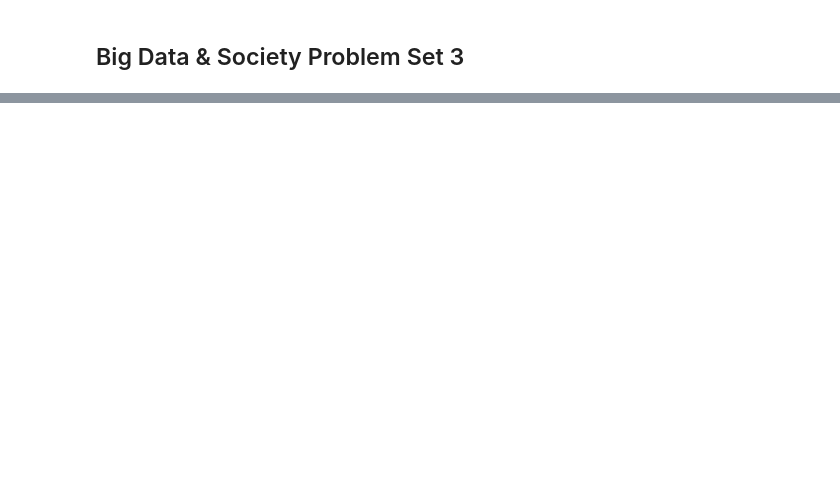
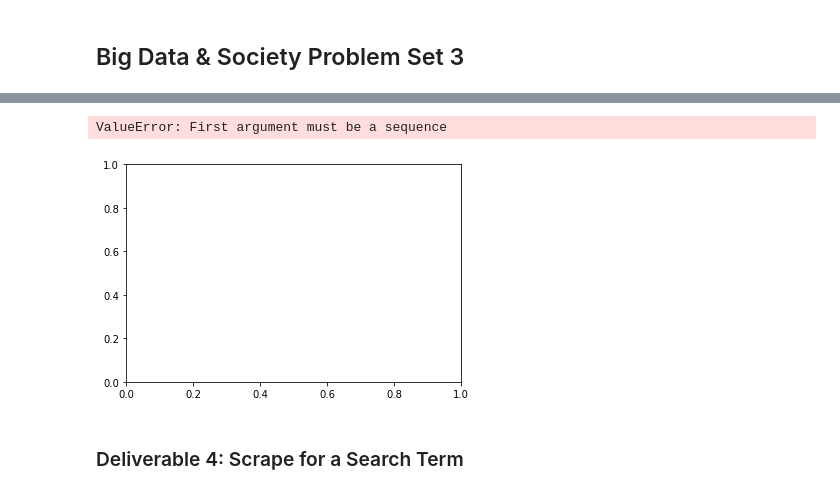
Before and after one commit to epkh/big-data-spring2017, a Jupyter notebook: week4/PSET_3_Scraping_Holtzman.ipynb, the cells around one changed output, grey strips where cells are left out. Cells and saved outputs as stored; diff of their text form; code cells hidden in the pictures; blank space fills up the shorter version.

```diff
--- a/week4/PSET_3_Scraping_Holtzman.ipynb
+++ b/week4/PSET_3_Scraping_Holtzman.ipynb
@@ -76,0 +193,19 @@ get_tweets_by_location(latlong)
+# %%
+# Get the file names from a given directory
+file_dir = "data" # Set this to where your JSON saved
+# Get only the JSONs we have saved
+onlyfiles = [ f for f in listdir(file_dir) if isfile(join(file_dir,f)) and not f.startswith('.')]
+
+# create an empty dataframe with columns for each property
+df_tweets = pd.DataFrame(columns = ['tweet_id', 'lat', 'lon', 'content','location','user','raw_source','data_point','time'])
+
+# Loop through all the files
+for file in onlyfiles:
+    full_dir = join(file_dir,file)
+    with open(full_dir) as json_data:
+        dict = json.load(json_data) # creates a Python dictionary of our json
+        if not isinstance(dict, list):
+            for key, val in dict.items():
+                df_tweets.loc[key,val] = val
+
+df_tweets
@@ -76,0 +451,4 @@ get_tweets_by_location(latlong)
+# %%
+# Create a filter from df_tweets2 filtering only those that have values for lat and lon
+df_tweets_with_location = df_tweets[df_tweets.lon.notnull() & df_tweets.lat.notnull()]
+df_tweets_with_location
@@ -76,0 +474,8 @@ get_tweets_by_location(latlong)
+# %%
+plt.scatter(df_tweets_with_location['lon'],df_tweets_with_location['lat'], s=25)
+plt.show()
+# %% [output]
+ValueError: First argument must be a sequence
+[figure, added]
+# %% [markdown]
+### Deliverable 4: Scrape for a Search Term
```
Also changed, not shown: parts of 21 cells of this notebook, 7 other files.
